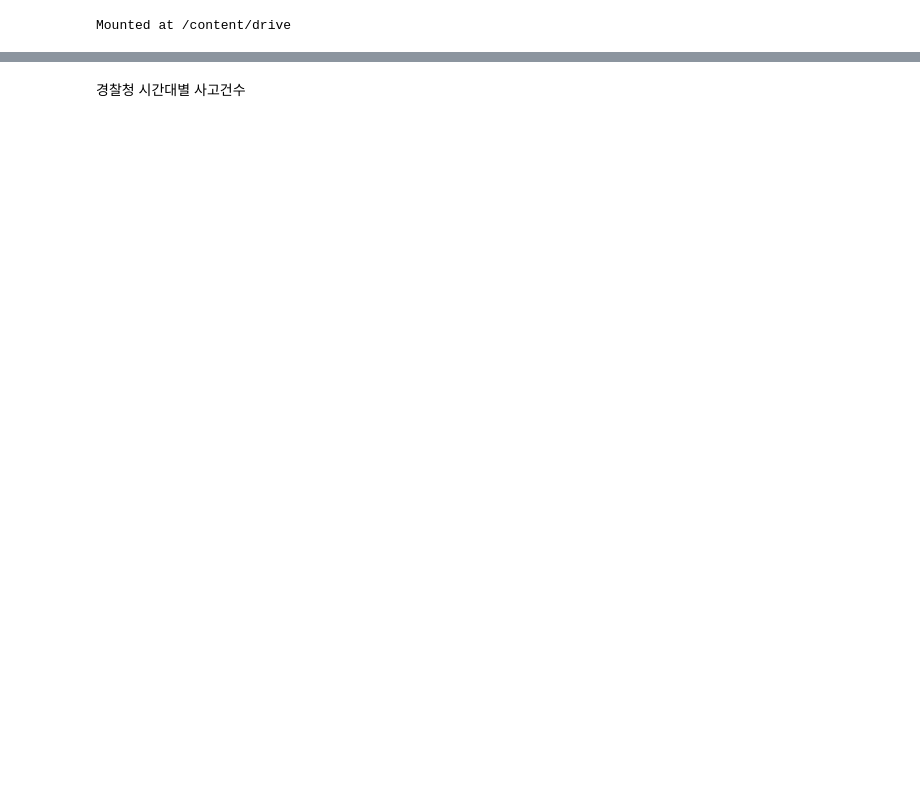
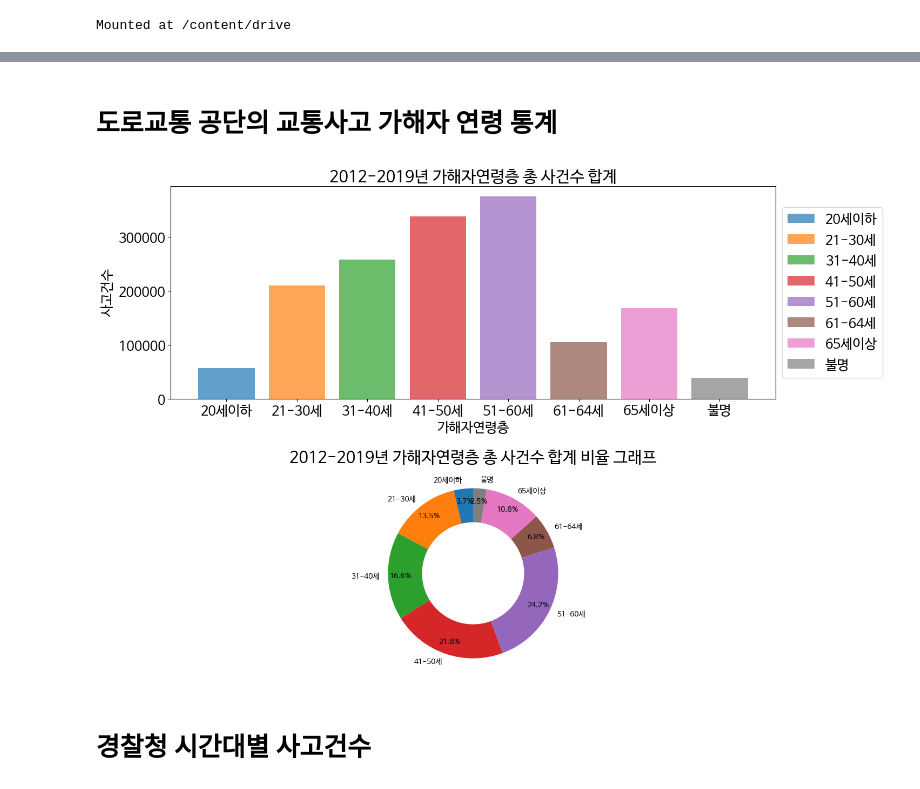
Before and after one commit to wmsgur8679/BigData, a Jupyter notebook: 프로젝트_초안.ipynb, the cells around one changed output, grey strips where cells are left out. Drawn from its saved outputs; the diff is of its cells as text; code cells hidden in the pictures; blank space fills up the shorter version.

```diff
--- a/프로젝트_초안.ipynb
+++ b/프로젝트_초안.ipynb
@@ -88,2 +144,75 @@ plt.show()
+# %% [markdown]
+# 도로교통 공단의 교통사고 가해자 연령 통계
+# %%
+import pandas as pd
+import glob
+
+# CSV 파일 경로 설정
+csv_dir = '/content/drive/MyDrive/가해자 연령/'
+
+# 빈 데이터프레임 리스트 생성
+dataframes = []
+
+# 파일 패턴과 일치하는 CSV 파일 목록 가져오기
+csv_files = glob.glob(f'{csv_dir}*.csv')
+
+# 각 파일을 순회하면서 데이터프레임 생성 및 리스트에 추가
+for csv_file in csv_files:
+    df = pd.read_csv(csv_file, encoding='cp949')
+    dataframes.append(df)
+
+# dataframes 리스트에는 2012년부터 2019년까지의 데이터프레임이 저장됨
+# dataframes[0]은 2012년 데이터, dataframes[1]은 2013년 데이터, ..., dataframes[7]은 2019년 데이터
+
+# 각 연도별로 데이터를 합치기
+if not dataframes:
+    print("No valid dataframes to concatenate.")
+else:
+    # dataframes 리스트에는 2012년부터 2019년까지의 데이터프레임이 저장됨
+    # dataframes[0]은 2012년 데이터, dataframes[1]은 2013년 데이터, ..., dataframes[7]은 2019년 데이터
+
+    # 각 연도별로 데이터를 합치기
+    combined_dataframes = []
+    for i in range(len(dataframes)):
+        adf = dataframes[i]
+        combined_dataframes.append(adf)
+
+    # 전체 데이터프레임에서 가해자 연령층과 월을 기준으로 그룹화하여 사고건수 합계 계산
+    total_adf = pd.concat(combined_dataframes, ignore_index=True)
+    grouped_data = total_adf.groupby(['가해자연령층'])['사고건수'].sum().reset_index()
+
+
+   # 시각화
+    plt.figure(figsize=(15, 10))
+
+    # 연령별  사고건수 막대그래프
+    plt.subplot(2, 1, 1)
+    age_groups = grouped_data['가해자연령층'].unique()
+    for age_group in age_groups:
+        age_group_data = grouped_data[grouped_data['가해자연령층'] == age_group]
+        plt.bar(age_group_data['가해자연령층'], age_group_data['사고건수'], label=age_group, alpha=0.7)
+    plt.xlabel('가해자연령층')
+    plt.ylabel('사고건수')
+    plt.title('2012-2019년 가해자연령층 총 사건수 합계')
+    plt.legend(loc='center left', bbox_to_anchor=(1.0, 0.5))
+
+    plt.subplot(2, 1, 2)
+    total_by_age = grouped_data.groupby('가해자연령층')['사고건수'].sum()
+    wedges, texts, autotexts = plt.pie(
+        total_by_age, labels=total_by_age.index,
+        autopct='%1.1f%%', pctdistance=0.85, textprops=dict(size=10), startangle=90,wedgeprops=dict(width=0.4)
+    )
+
+    # 도넛 차트의 타이틀 설정
+    plt.title("2012-2019년 가해자연령층 총 사건수 합계 비율 그래프")  # y 값 조정
+
+    # 레이아웃 조정
+    plt.tight_layout()
+
+    # 그래프 표시
+    plt.show()
+# %% [output]
+[figure, added]
 # %% [markdown]
-경찰청 시간대별 사고건수
+
+# 경찰청 시간대별 사고건수
```
Also changed, not shown: parts of 12 cells of this notebook.
